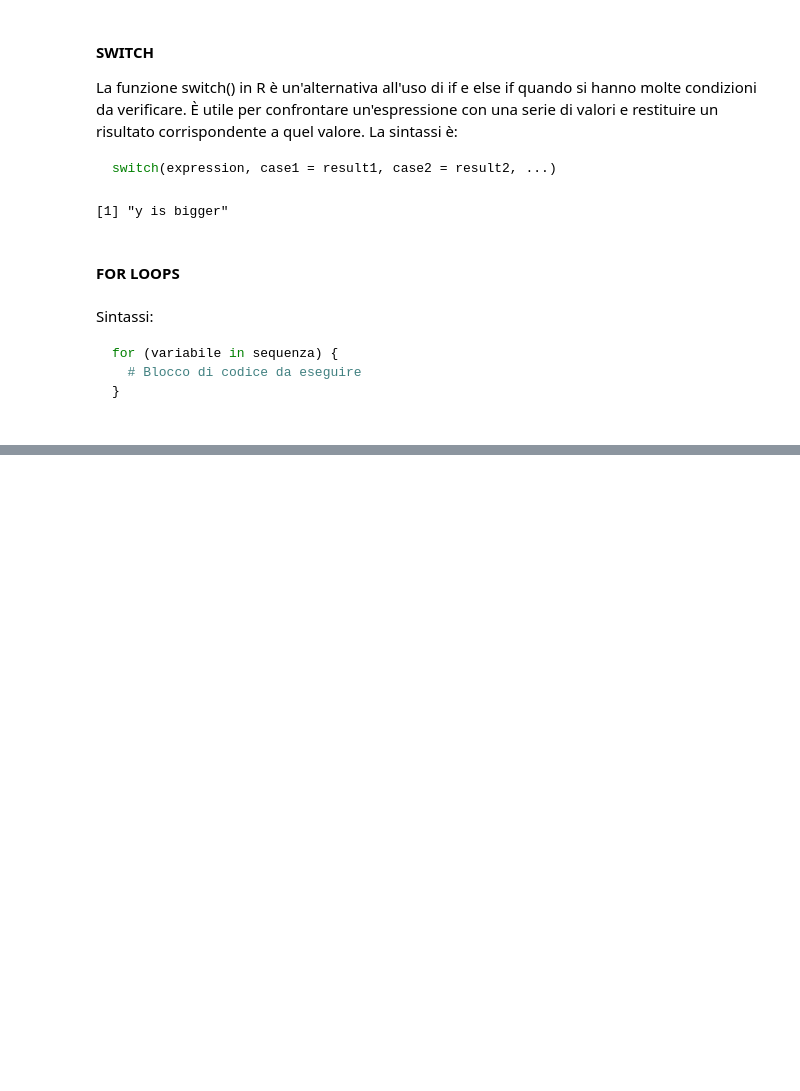
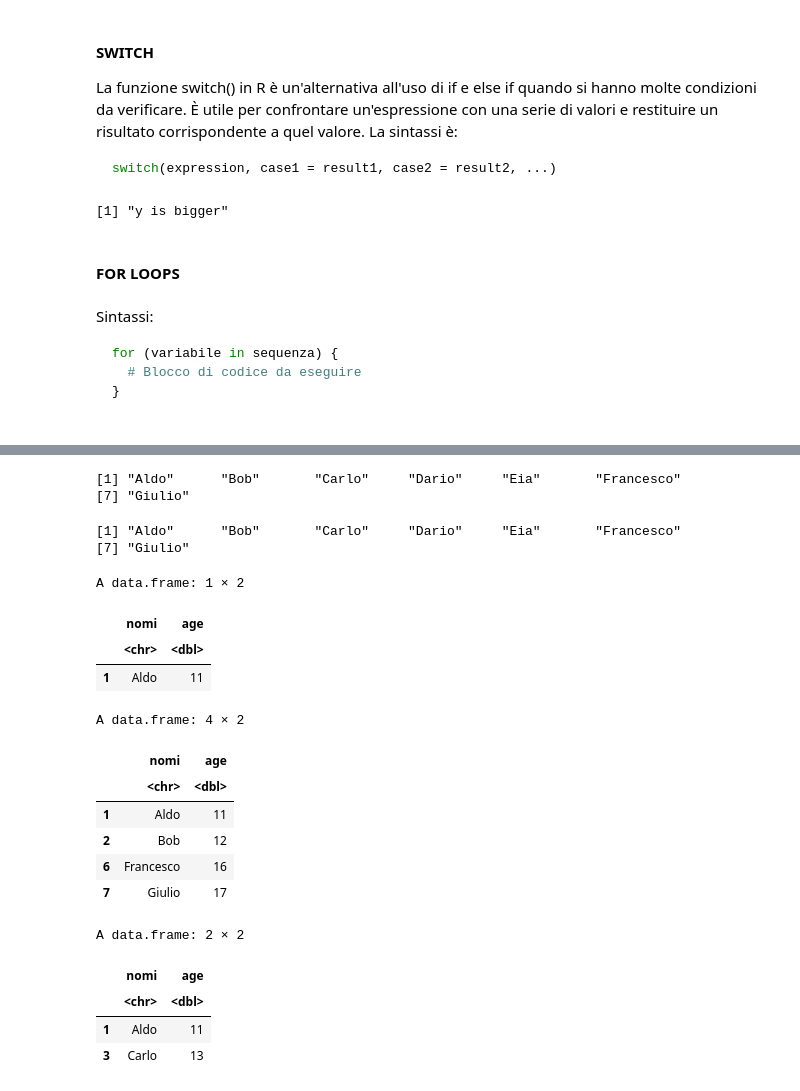
Before and after one commit to seccobenedetto/coding_tutorials, a Jupyter notebook: R.ipynb, the cells around one changed output, grey strips where cells are left out. Saved outputs shown, nothing was run; the diff lists cells and outputs as text; code cells hidden in the pictures; blank space fills up the shorter version.

```diff
--- a/R.ipynb
+++ b/R.ipynb
@@ -382,0 +539,8 @@ for (variabile in sequenza) {
+# %%
+df <- data.frame(
+    nomi = c("Aldo", "Bob", "Carlo", "Dario", "Eia", "Francesco", "Giulio"),
+    age = c(11, 12, 13, 14, 15, 16, 17)
+)
+typeof(df)   # techincally it's a list!
+attributes(df)
+str(df)
@@ -382,0 +560,28 @@ for (variabile in sequenza) {
+# %%
+# INDEXING:
+df[[1]]         # access by component index
+df[['nomi']]    # access by component name
+df[1,]          # select first row, all columns
+df[ -(3:5), ]   # drop rows 2:10
+df[sample(1:5,2),]  # select 2 rows at random in the first 5
+# %% [output]
+[1] "Aldo"      "Bob"       "Carlo"     "Dario"     "Eia"       "Francesco"
+[7] "Giulio"
+[1] "Aldo"      "Bob"       "Carlo"     "Dario"     "Eia"       "Francesco"
+[7] "Giulio"
+A data.frame: 1 × 2
+|  | nomi | age |
+|  | <chr> | <dbl> |
+| 1 | Aldo | 11 |
+A data.frame: 4 × 2
+|  | nomi | age |
+|  | <chr> | <dbl> |
+| 1 | Aldo | 11 |
+| 2 | Bob | 12 |
+| 6 | Francesco | 16 |
+| 7 | Giulio | 17 |
+A data.frame: 2 × 2
+|  | nomi | age |
+|  | <chr> | <dbl> |
+| 1 | Aldo | 11 |
+| 3 | Carlo | 13 |
```
Also changed, not shown: parts of 35 cells of this notebook, 1 other file.
